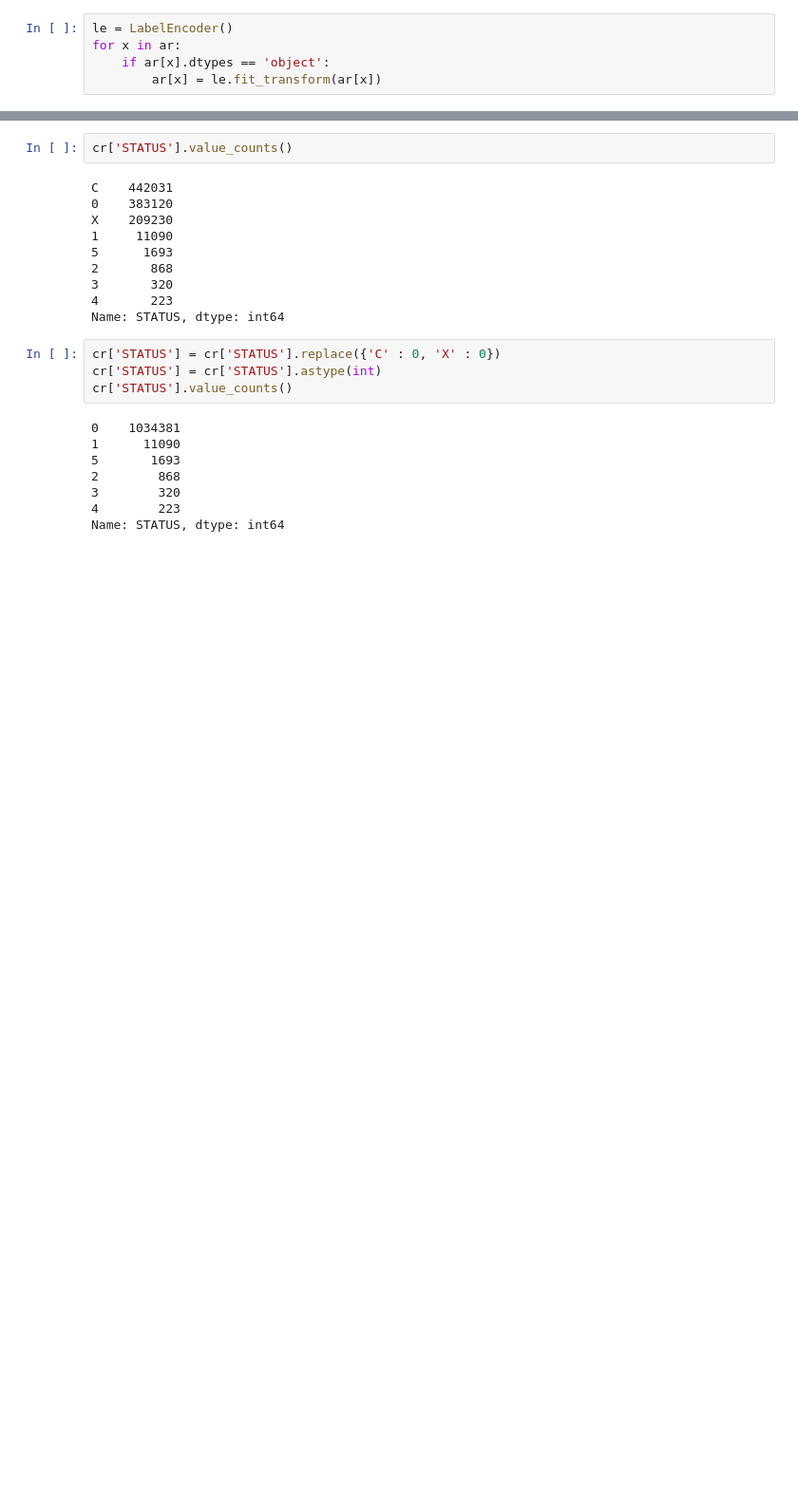
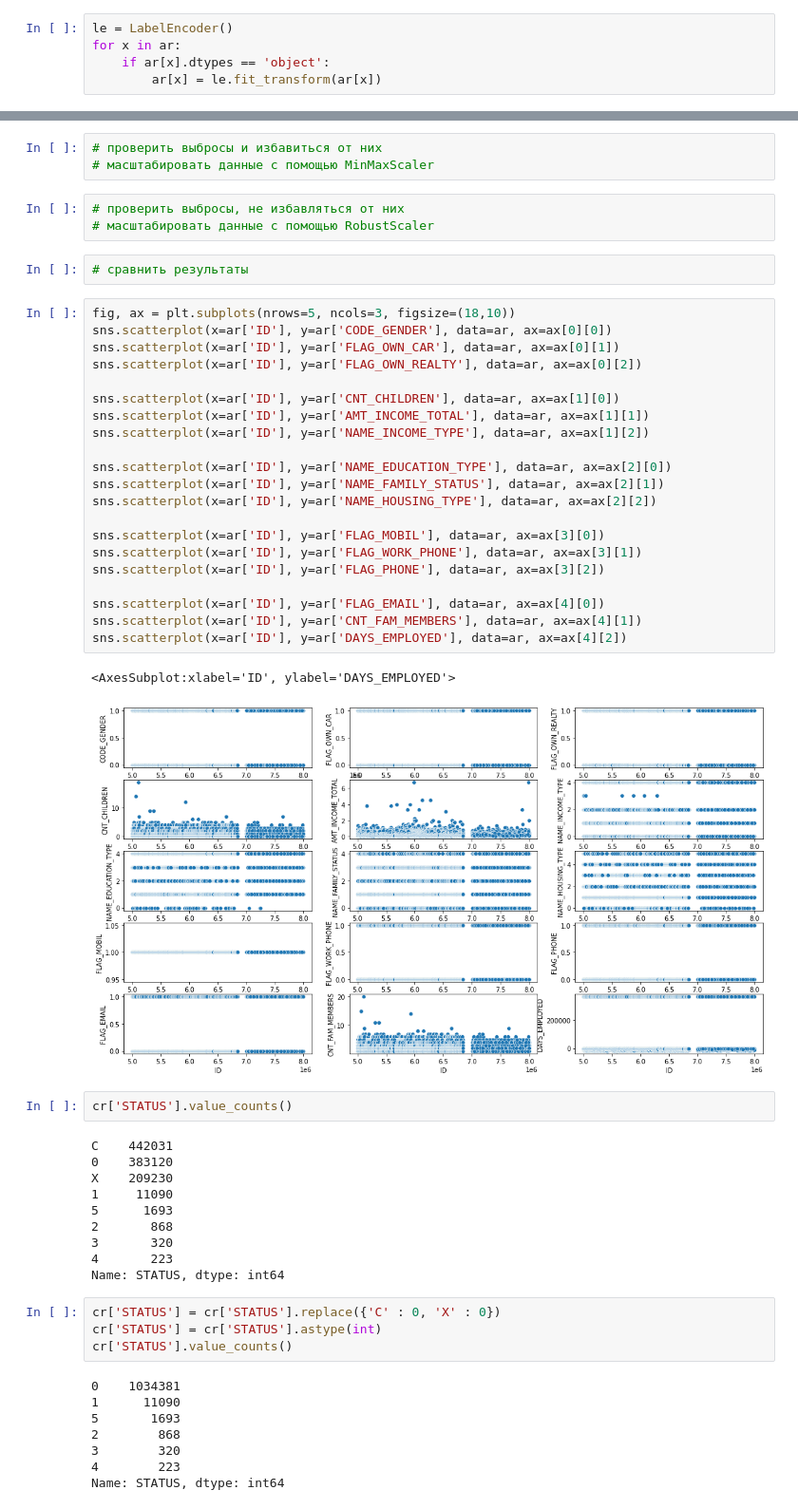
Before and after one commit to lazuraim/Credit-Scoring, a Jupyter notebook: credit_scoring.ipynb, the cells around one changed output, grey strips where cells are left out. Shown at 95% size. Drawn from its saved outputs; the diff is of its cells as text; blank space fills up the shorter version.

```diff
--- a/credit_scoring.ipynb
+++ b/credit_scoring.ipynb
@@ -218,6 +212,38 @@ ar.head()
 | 2 | 5008806 | 1 | 1 | 1 | 0 | 112500.0 | 4 | ... |
 | 3 | 5008808 | 0 | 0 | 1 | 0 | 270000.0 | 0 | ... |
 | 4 | 5008809 | 0 | 0 | 1 | 0 | 270000.0 | 0 | ... |
+# %%
+# проверить выбросы и избавиться от них
+# масштабировать данные с помощью MinMaxScaler
+# %%
+# проверить выбросы, не избавляться от них
+# масштабировать данные с помощью RobustScaler
+# %%
+# сравнить результаты
+# %%
+fig, ax = plt.subplots(nrows=5, ncols=3, figsize=(18,10))
+sns.scatterplot(x=ar['ID'], y=ar['CODE_GENDER'], data=ar, ax=ax[0][0])
+sns.scatterplot(x=ar['ID'], y=ar['FLAG_OWN_CAR'], data=ar, ax=ax[0][1])
+sns.scatterplot(x=ar['ID'], y=ar['FLAG_OWN_REALTY'], data=ar, ax=ax[0][2])
+
+sns.scatterplot(x=ar['ID'], y=ar['CNT_CHILDREN'], data=ar, ax=ax[1][0])
+sns.scatterplot(x=ar['ID'], y=ar['AMT_INCOME_TOTAL'], data=ar, ax=ax[1][1])
+sns.scatterplot(x=ar['ID'], y=ar['NAME_INCOME_TYPE'], data=ar, ax=ax[1][2])
+
+sns.scatterplot(x=ar['ID'], y=ar['NAME_EDUCATION_TYPE'], data=ar, ax=ax[2][0])
+sns.scatterplot(x=ar['ID'], y=ar['NAME_FAMILY_STATUS'], data=ar, ax=ax[2][1])
+sns.scatterplot(x=ar['ID'], y=ar['NAME_HOUSING_TYPE'], data=ar, ax=ax[2][2])
+
+sns.scatterplot(x=ar['ID'], y=ar['FLAG_MOBIL'], data=ar, ax=ax[3][0])
+sns.scatterplot(x=ar['ID'], y=ar['FLAG_WORK_PHONE'], data=ar, ax=ax[3][1])
+sns.scatterplot(x=ar['ID'], y=ar['FLAG_PHONE'], data=ar, ax=ax[3][2])
+
+sns.scatterplot(x=ar['ID'], y=ar['FLAG_EMAIL'], data=ar, ax=ax[4][0])
+sns.scatterplot(x=ar['ID'], y=ar['CNT_FAM_MEMBERS'], data=ar, ax=ax[4][1])
+sns.scatterplot(x=ar['ID'], y=ar['DAYS_EMPLOYED'], data=ar, ax=ax[4][2])
+# %% [output]
+<AxesSubplot:xlabel='ID', ylabel='DAYS_EMPLOYED'>
+[figure, added]
 # %%
 cr['STATUS'].value_counts()
 # %% [output]
```
Also changed, not shown: parts of 12 cells of this notebook.
